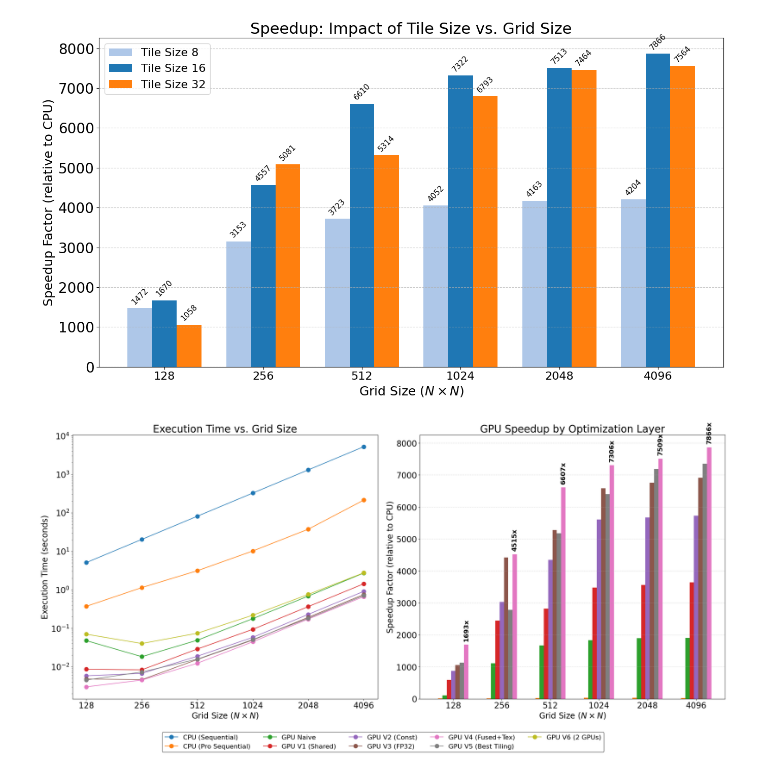
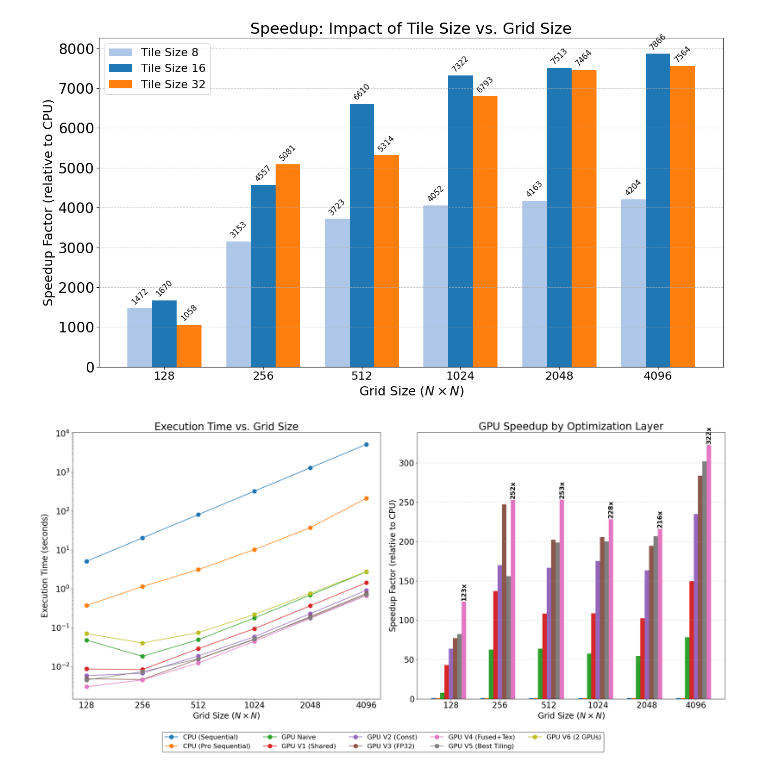
Before and after one commit to GuillemMasdemont/HPC, a Jupyter notebook: labs/03-Assignment2-CUDA/report/plots.ipynb, the cells around one changed output. Saved outputs shown, nothing was run; the diff lists cells and outputs as text; code cells hidden in the pictures.

```diff
--- a/labs/03-Assignment2-CUDA/report/plots.ipynb
+++ b/labs/03-Assignment2-CUDA/report/plots.ipynb
@@ -264,14 +264,14 @@ T_v6 = 3/2 * (0.0466 / 0.1552) * np.array([0.1552, 0.0889, 0.1645, 0.4838, 1.679
 
 
 # Calculate Speedups relative to CPU Sequential baseline
-S_seq_v2 = T_seq / T_seq_v2
-S_naive = T_seq / T_naive
-S_v1 = T_seq / T_v1
-S_v2 = T_seq / T_v2
-S_v3 = T_seq / T_v3
-S_v4 = T_seq / T_v4
-S_v5 = T_seq / T_v5
-S_v6 = T_seq / T_v6
+S_seq_v2 = T_seq_v2 / T_seq_v2
+S_naive = T_seq_v2 / T_naive
+S_v1 = T_seq_v2 / T_v1
+S_v2 = T_seq_v2 / T_v2
+S_v3 = T_seq_v2 / T_v3
+S_v4 = T_seq_v2 / T_v4
+S_v5 = T_seq_v2 / T_v5
+S_v6 = T_seq_v2 / T_v6
 
 # Setup Plotting Frame
 fig, (ax1, ax2) = plt.subplots(1, 2, figsize=(24, 12))
@@ -302,32 +302,32 @@ width = 0.8 / n_bars
 offsets = np.arange(n_bars) - (n_bars - 1) / 2
 
 ax2.bar(x + offsets[0]*width, 1, width, label='CPU (Sequential)')
 ax2.bar(x + offsets[1]*width, S_seq_v2, width, label='CPU (Pro Sequential)')
 ax2.bar(x + offsets[2]*width, S_naive, width, label='GPU Naive')
 ax2.bar(x + offsets[3]*width, S_v1, width, label='GPU V1 (Shared)')
 ax2.bar(x + offsets[4]*width, S_v2, width, label='GPU V2 (Const)')
 ax2.bar(x + offsets[5]*width, S_v3, width, label='GPU V3 (FP32)')
 ax2.bar(x + offsets[7]*width, S_v4, width, label='GPU V4 (Fused+Exp)')
 ax2.bar(x + offsets[6]*width, S_v5, width, label='GPU V5 (Best Tiling)')
 
 ax2.set_xlabel('Grid Size ($N \\times N$)')
 ax2.set_ylabel('Speedup Factor (relative to CPU)')
 ax2.set_title('GPU Speedup by Optimization Layer')
 ax2.set_xticks(x)
 ax2.set_xticklabels([str(n) for n in N])
 ax2.grid(axis='y', linestyle='--', alpha=0.5)
 
 # Text labels for the highest speedup (V3)
 for i, val in enumerate(S_v4):
-    ax2.text(x[i] + offsets[7]*width, val + 100, f'{int(val)}x',
+    ax2.text(x[i] + offsets[7]*width, val + 1, f'{int(val)}x',
              ha='center', va='bottom', rotation=90, fontsize=16, fontweight='bold')
 
 # Single Shared Legend Box
 handles, labels = ax1.get_legend_handles_labels()
 fig.legend(handles, labels, loc='upper center', bbox_to_anchor=(0.5, 0.1),
            ncol=5, frameon=True, edgecolor='black', fancybox=True)
 
 plt.tight_layout(rect=[0, 0.1, 1, 1])
 plt.savefig('performance_all_versions_comparison.png', dpi=300)
 # %% [output]
-[figure, old version]
+[figure, new version]
```
Also changed, not shown: 28 other files.
